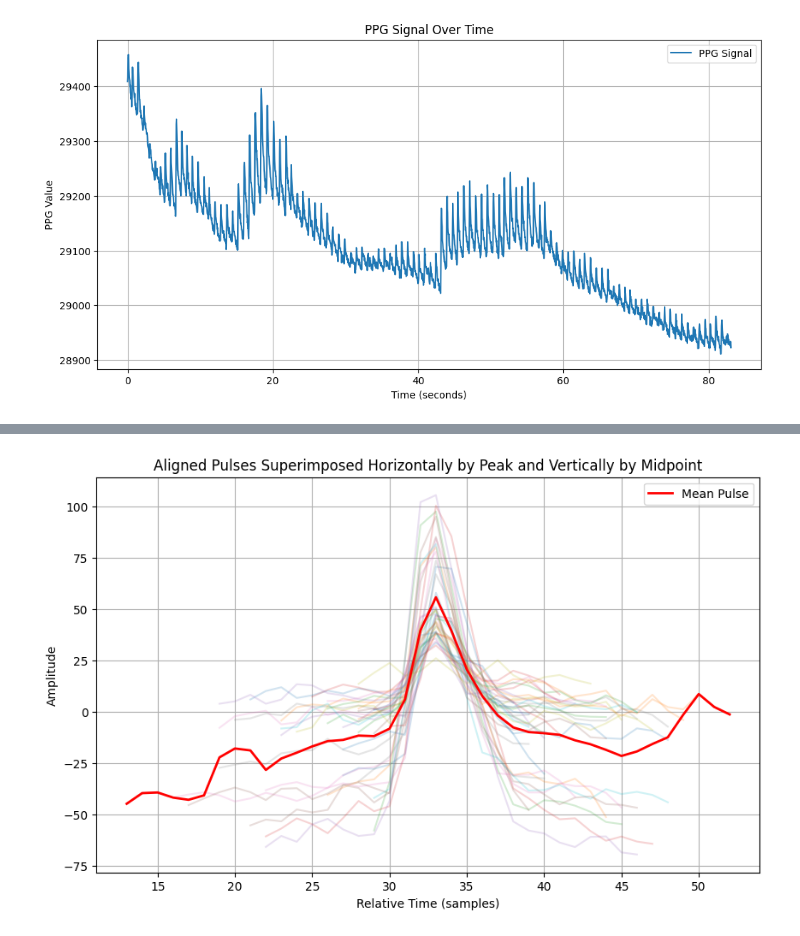
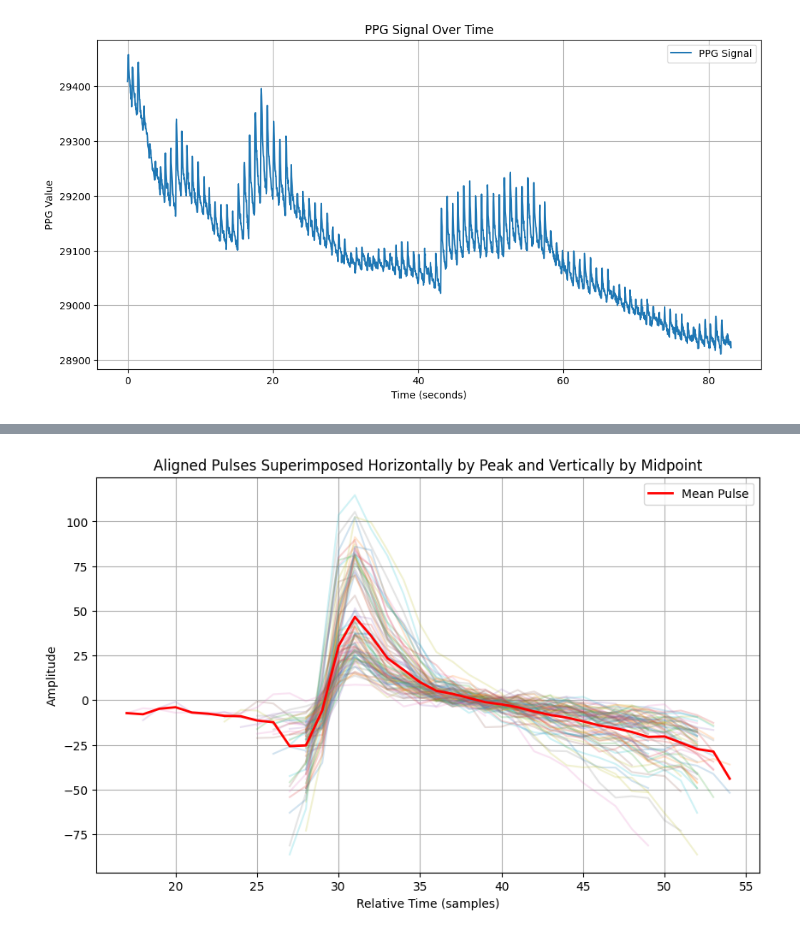
Before and after one commit to EmanuelMairoll/VitalVision, a Jupyter notebook: signal/VitalVision-signal-playground/notebooks/01_ppg_tests.ipynb, the cells around one changed output, grey strips where cells are left out. Cells and saved outputs as stored; diff of their text form; code cells hidden in the pictures.

```diff
--- a/signal/VitalVision-signal-playground/notebooks/01_ppg_tests.ipynb
+++ b/signal/VitalVision-signal-playground/notebooks/01_ppg_tests.ipynb
@@ -53,21 +59,21 @@ std_data = np.std(stripped_data)
 # Normalize the PPG data
 normalized_data = (stripped_data - mean_data) #/ std_data   ...... not dividing by std_data to keep amplitude for now
 # %%
-from scipy.signal import butter, lfilter
+from scipy.signal import butter, filtfilt
 
 def butter_bandpass(lowcut, highcut, fs, order=5):
     return butter(order, [lowcut, highcut], fs=fs, btype='band')
 
 def butter_bandpass_filter(data, lowcut, highcut, fs, order=5):
     b, a = butter_bandpass(lowcut, highcut, fs, order=order)
-    y = lfilter(b, a, data)
+    y = filtfilt(b, a, data)
     return y
 
 
 lowcut = 1
 highcut = 10
 fs = 30.0
-order = 1
+order = 4
 
 filtered_data = butter_bandpass_filter(normalized_data, lowcut, highcut, fs, order=order)
 
@@ -139,7 +145,7 @@ class Pulse:
 
     def relative_depth_difference(self):
         """Returns the relative depth difference between the end and start trough."""
-        return self.trough_depth_difference() / self.signal[self.peak_index]
+        return self.trough_depth_difference() / self.amplitude()
 
     def pulse_width(self, fs):
         """Returns the pulse width based on the sampling frequency."""
@@ -222,22 +228,22 @@ plt.plot(filtered_data, label='Filtered PPG Signal', color='lightgray')
 
 for i, pulse in enumerate(pulses):
     start, end = pulse.start_trough_index, pulse.end_trough_index
-    valid = True  # Assume segment is valid unless a check fails
+    pulse.valid = True  # Assume segment is valid unless a check fails
 
     # Check each condition
     if not pulse_width_valid[i]: # begin with pulse width, it's the strongest indicator
         segment_color = 'red'  # Pulse width invalid
-        valid = False
+        pulse.valid = False
     elif not amplitude_valid[i]:
         segment_color = 'magenta'  # Amplitude invalid
-        valid = False
+        pulse.valid = False
     elif not trough_depth_valid[i]:
         segment_color = 'orange'  # Trough depth invalid
-        valid = False
+        pulse.valid = False
     else:
         segment_color = 'green'  # Valid segment
 
-    if valid:
+    if pulse.valid:
         valid_indices.append(i)
 
     # Plot the pulse segment with the determined color
@@ -254,50 +306,42 @@ plt.show()
 # %%
-def align_pulses(pulses, fs):
+def align_pulses_horizontally(pulses):
     max_pulse_width = 0
-    midpoints = []
     aligned_pulses = []
-    vertical_offsets = []
 
     # Calculate necessary alignments and vertical offsets
     for pulse in pulses:
         pulse_data = pulse.get_pulse_data()
         pulse_length = len(pulse_data)
-        midpoint_amplitude = (pulse.signal[pulse.peak_index] + pulse.signal[pulse.start_trough_index]) / 2
         max_pulse_width = max(max_pulse_width, pulse_length)
-        midpoints.append(midpoint_amplitude)
-
-    average_midpoint_amplitude = np.mean(midpoints)
 
     # Align all pulses horizontally and vertically
     for pulse in pulses:
         pulse_data = pulse.get_pulse_data()
         peak_position_in_pulse = pulse.peak_index - pulse.start_trough_index
         padding_before = max(max_pulse_width - peak_position_in_pulse, 0)
         offset_after = max(2 * max_pulse_width - (padding_before + len(pulse_data)), 0)
         aligned_pulse = np.pad(pulse_data, (padding_before, offset_after), 'constant', constant_values=(np.nan, np.nan))
-        vertical_shift = average_midpoint_amplitude - (pulse.signal[pulse.peak_index] + pulse.signal[pulse.start_trough_index]) / 2
-        aligned_pulse += vertical_shift
+
         aligned_pulses.append(aligned_pulse)
-        vertical_offsets.append(vertical_shift)
 
-    return aligned_pulses, vertical_offsets
+    return aligned_pulses
 
 valid_pulses = [pulses[i] for i in valid_indices]
-aligned_pulses, y_offsets = align_pulses(valid_pulses, fs)
+aligned_pulses = align_pulses_horizontally(valid_pulses)
 mean_pulse = np.nanmean(np.vstack(aligned_pulses), axis=0)
 
 
 plt.figure(figsize=(10, 6))
 for pulse in aligned_pulses:
     plt.plot(pulse, alpha=0.2)
 
 plt.plot(mean_pulse, color='red', linewidth=2, label='Mean Pulse')
 plt.title('Aligned Pulses Superimposed Horizontally by Peak and Vertically by Midpoint')
 plt.xlabel('Relative Time (samples)')
 plt.ylabel('Amplitude')
 plt.grid(True)
 plt.legend()
 plt.show()
 # %% [output]
-[figure, old version]
+[figure, new version]
 # %%
```
Also changed, not shown: parts of 10 cells of this notebook, 5 other files.
